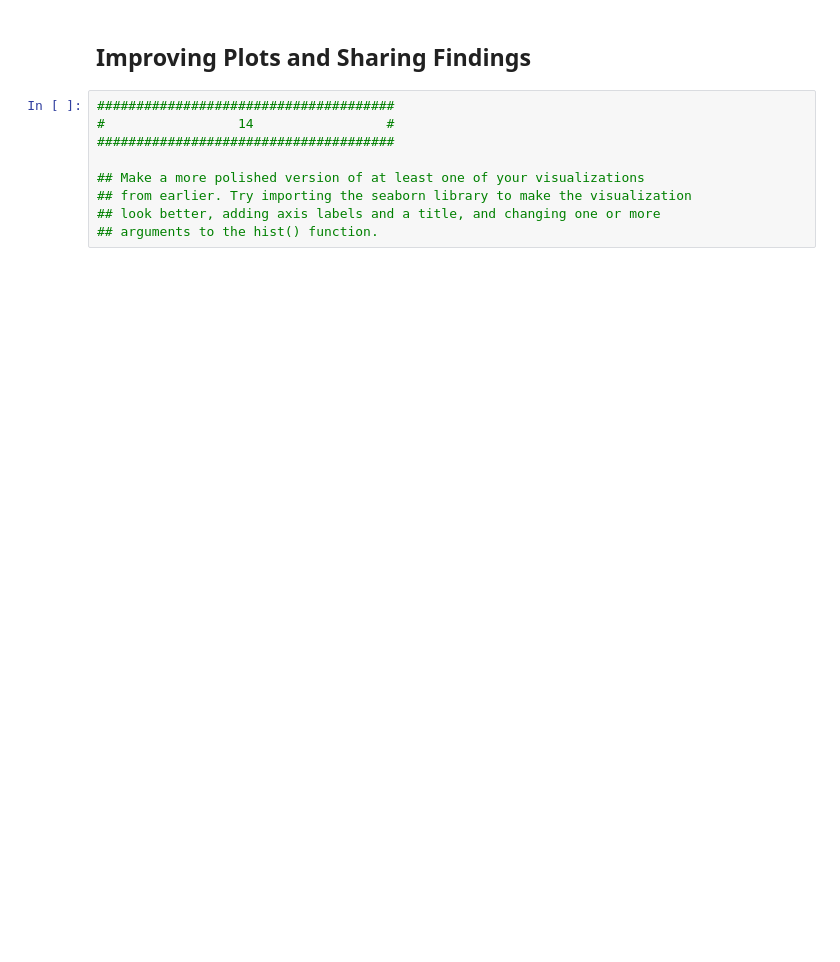
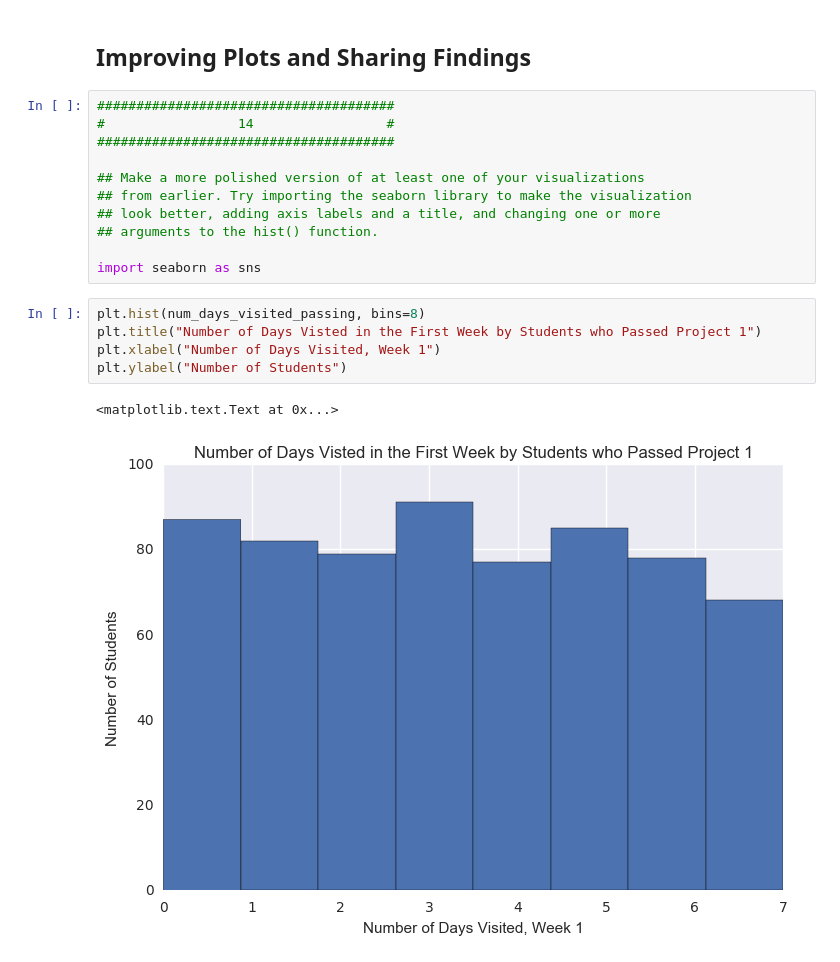
Before and after one commit to SherylHohman/intro-to-data-analysis, a Jupyter notebook: L1_Starter_Code.ipynb, the cells around one changed output. Drawn from its saved outputs; the diff is of its cells as text; blank space fills up the shorter version.

```diff
--- a/L1_Starter_Code.ipynb
+++ b/L1_Starter_Code.ipynb
@@ -651,3 +654,13 @@ Maximum: 7
 ## from earlier. Try importing the seaborn library to make the visualization
 ## look better, adding axis labels and a title, and changing one or more
 ## arguments to the hist() function.
+
+import seaborn as sns
+# %%
+plt.hist(num_days_visited_passing, bins=8)
+plt.title("Number of Days Visted in the First Week by Students who Passed Project 1")
+plt.xlabel("Number of Days Visited, Week 1")
+plt.ylabel("Number of Students")
+# %% [output]
+<matplotlib.text.Text at 0x...>
+[figure, added]
```
Also changed, not shown: parts of 10 cells of this notebook, 2 other files.
